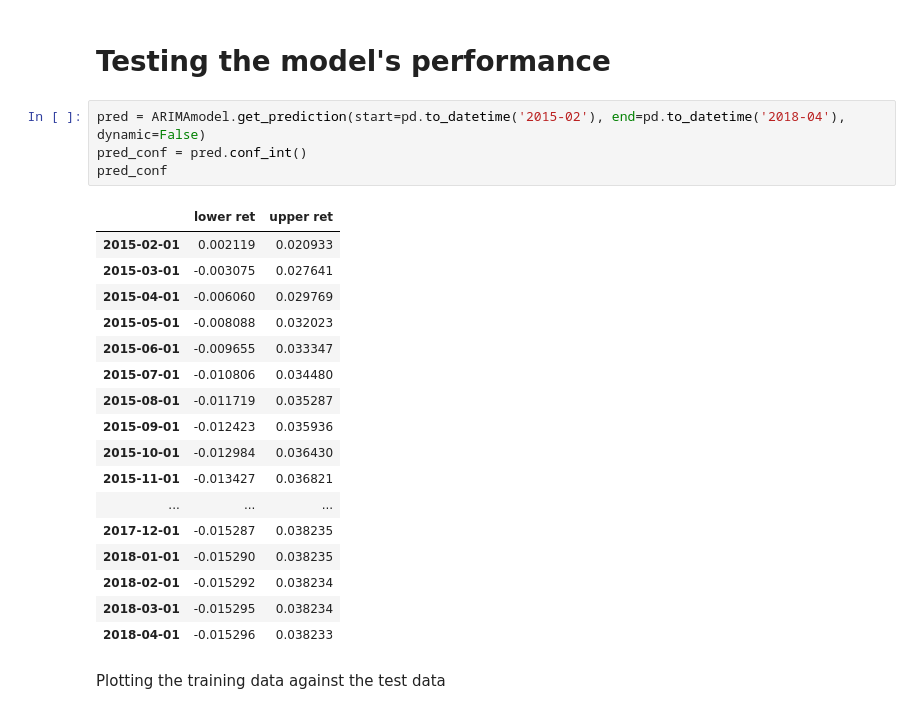
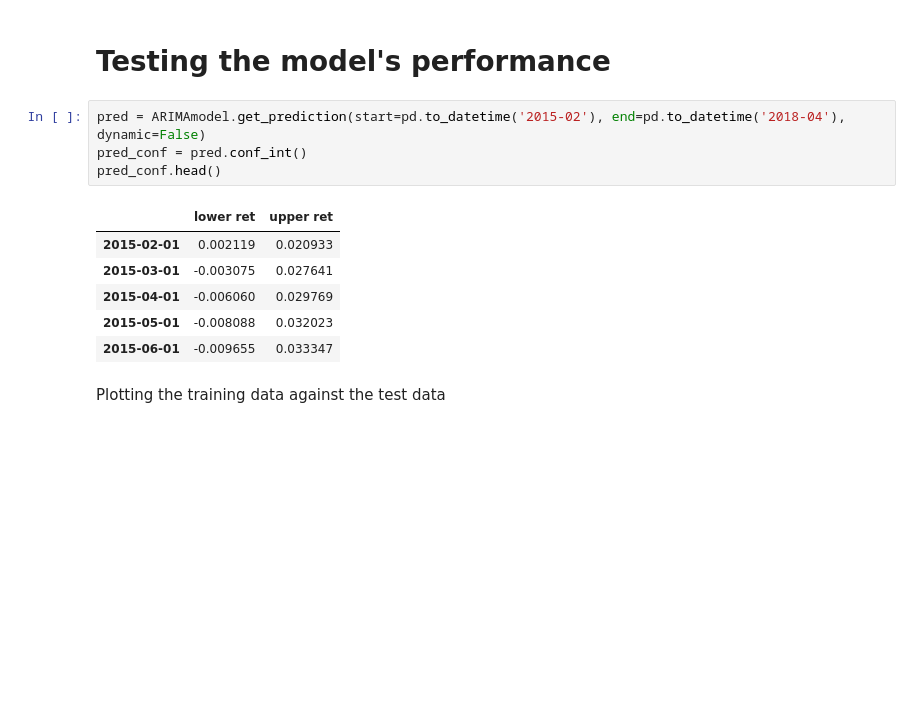
Before and after one commit to nkevin90/Time-Series-on-the-Housing-Data-Zillow-Research, a Jupyter notebook: index.ipynb, the cells around one changed output. Drawn from its saved outputs; the diff is of its cells as text; blank space fills up the shorter version.

```diff
--- a/index.ipynb
+++ b/index.ipynb
@@ -756,25 +756,14 @@ The residuals should not be correlated and they should have a normal distributio
 # %%
 pred = ARIMAmodel.get_prediction(start=pd.to_datetime('2015-02'), end=pd.to_datetime('2018-04'), dynamic=False)
 pred_conf = pred.conf_int()
-pred_conf
+pred_conf.head()
 # %% [output]
 |  | lower ret | upper ret |
 | 2015-02-01 | 0.002119 | 0.020933 |
 | 2015-03-01 | -0.003075 | 0.027641 |
 | 2015-04-01 | -0.006060 | 0.029769 |
 | 2015-05-01 | -0.008088 | 0.032023 |
 | 2015-06-01 | -0.009655 | 0.033347 |
-| 2015-07-01 | -0.010806 | 0.034480 |
-| 2015-08-01 | -0.011719 | 0.035287 |
-| 2015-09-01 | -0.012423 | 0.035936 |
-| 2015-10-01 | -0.012984 | 0.036430 |
-| 2015-11-01 | -0.013427 | 0.036821 |
-| ... | ... | ... |
-| 2017-12-01 | -0.015287 | 0.038235 |
-| 2018-01-01 | -0.015290 | 0.038235 |
-| 2018-02-01 | -0.015292 | 0.038234 |
-| 2018-03-01 | -0.015295 | 0.038234 |
-| 2018-04-01 | -0.015296 | 0.038233 |
 # %% [markdown]
 Plotting the training data against the test data
 # %%
```
Also changed, not shown: parts of 7 cells of this notebook.
